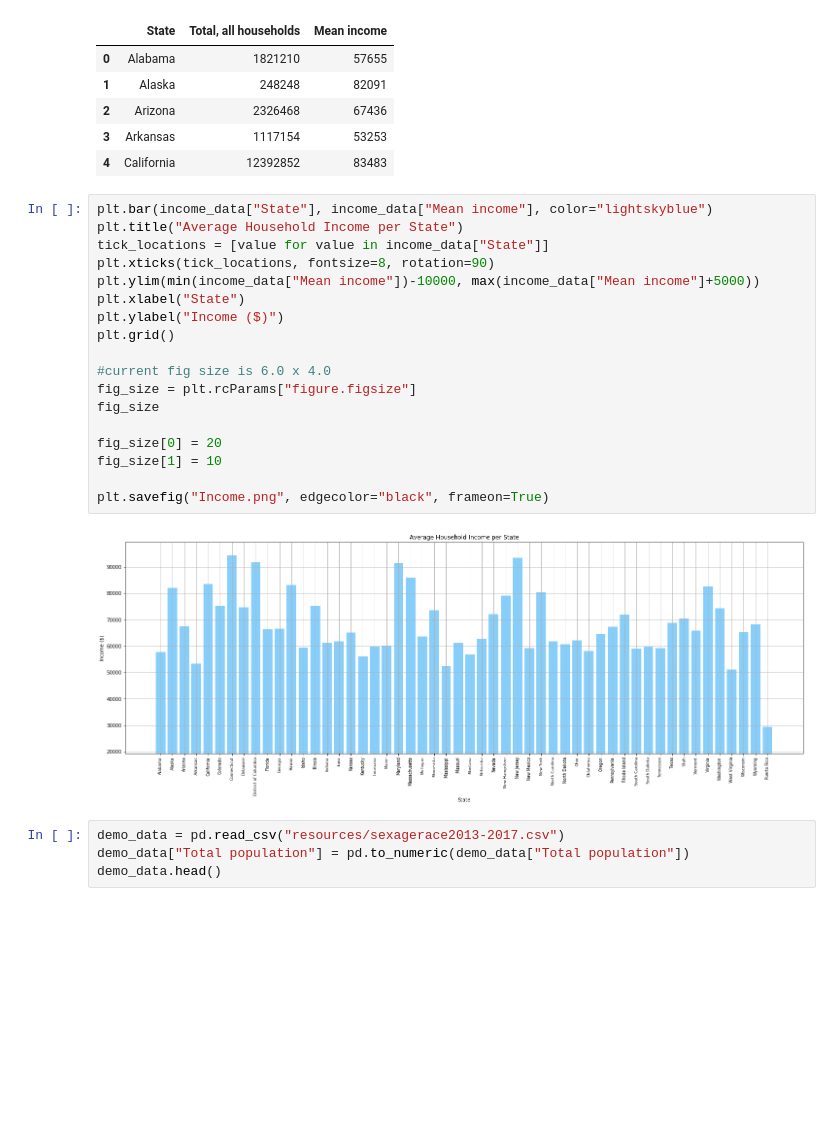
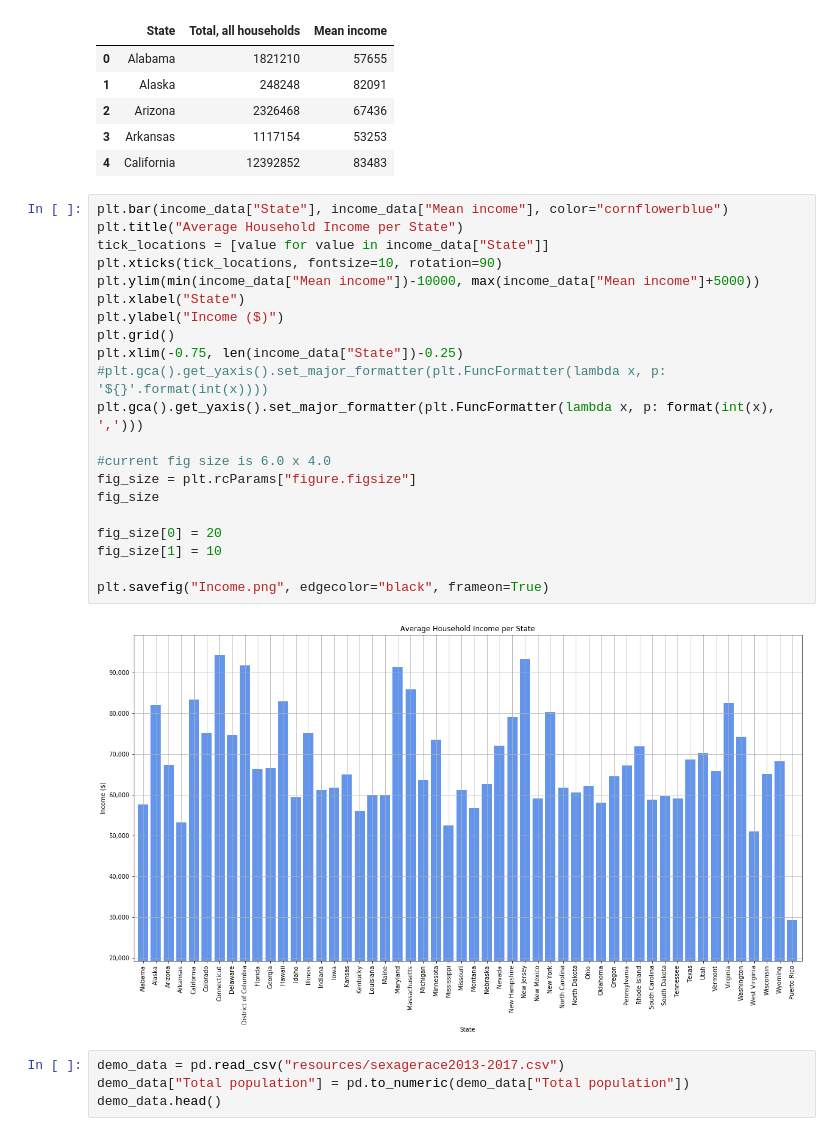
Before and after one commit to ericaleon/mental-health, a Jupyter notebook: Demographics.ipynb, the cells around one changed output. Saved outputs shown, nothing was run; the diff lists cells and outputs as text; blank space fills up the shorter version.

```diff
--- a/Demographics.ipynb
+++ b/Demographics.ipynb
@@ -15,25 +15,28 @@ income_data.head()
 | 3 | Arkansas | 1117154 | 53253 |
 | 4 | California | 12392852 | 83483 |
 # %%
-plt.bar(income_data["State"], income_data["Mean income"], color="lightskyblue")
+plt.bar(income_data["State"], income_data["Mean income"], color="cornflowerblue")
 plt.title("Average Household Income per State")
 tick_locations = [value for value in income_data["State"]]
-plt.xticks(tick_locations, fontsize=8, rotation=90)
+plt.xticks(tick_locations, fontsize=10, rotation=90)
 plt.ylim(min(income_data["Mean income"])-10000, max(income_data["Mean income"]+5000))
 plt.xlabel("State")
 plt.ylabel("Income ($)")
 plt.grid()
+plt.xlim(-0.75, len(income_data["State"])-0.25)
+#plt.gca().get_yaxis().set_major_formatter(plt.FuncFormatter(lambda x, p: '${}'.format(int(x))))
+plt.gca().get_yaxis().set_major_formatter(plt.FuncFormatter(lambda x, p: format(int(x), ',')))
 
 #current fig size is 6.0 x 4.0
 fig_size = plt.rcParams["figure.figsize"]
 fig_size
 
 fig_size[0] = 20
 fig_size[1] = 10
 
 plt.savefig("Income.png", edgecolor="black", frameon=True)
 # %% [output]
-[figure, old version]
+[figure, new version]
 # %%
 demo_data = pd.read_csv("resources/sexagerace2013-2017.csv")
 demo_data["Total population"] = pd.to_numeric(demo_data["Total population"])
```
Also changed, not shown: parts of 16 cells of this notebook, 9 other files.
